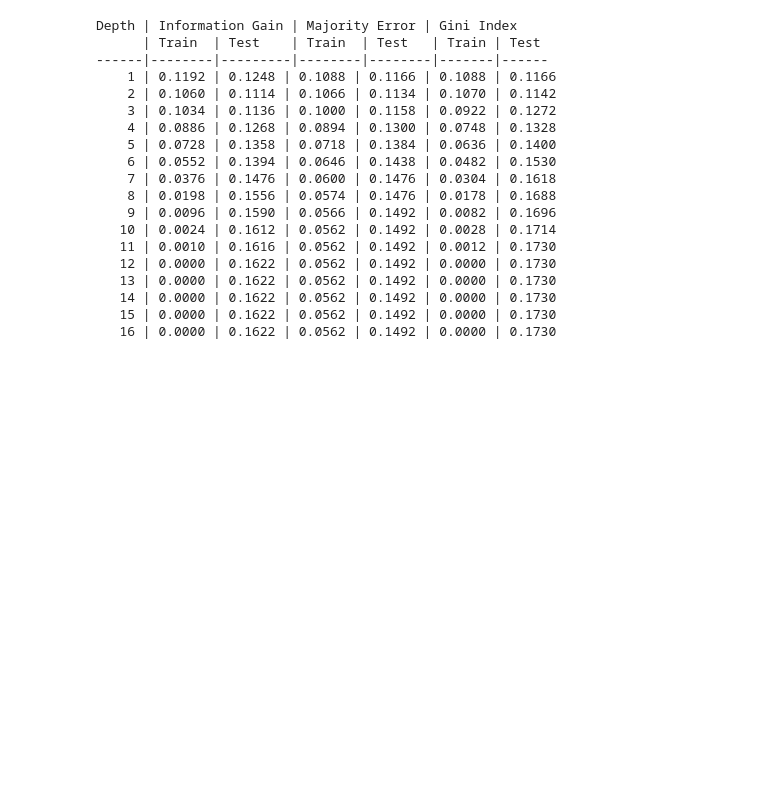
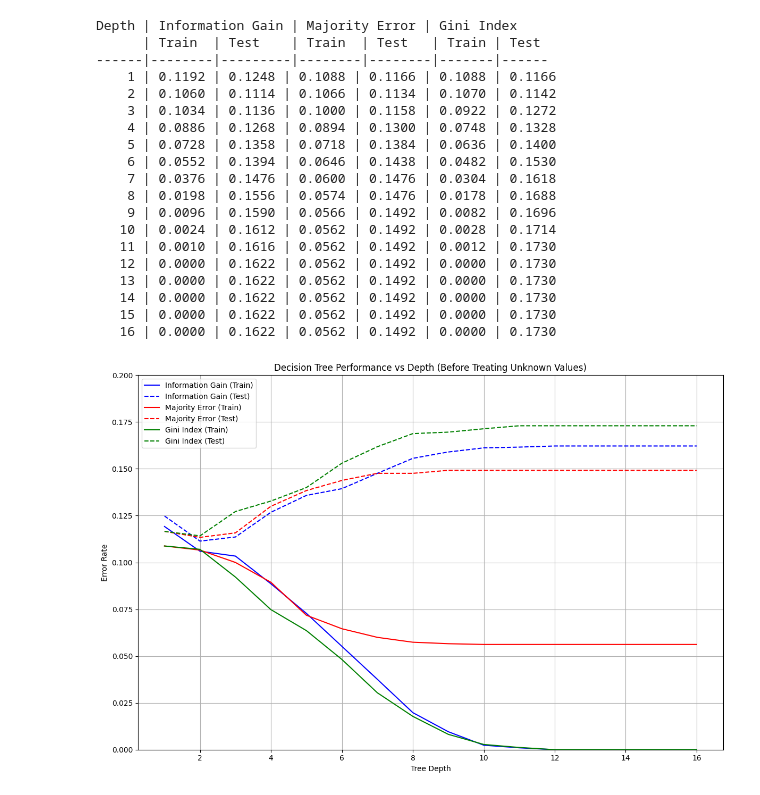
Before and after one commit to raogeorge/machine_learning_course, a Jupyter notebook: DecisionTree/Decision_tree_practice_Q3(a).ipynb, the cells around one changed output. Saved outputs shown, nothing was run; the diff lists cells and outputs as text; code cells hidden in the pictures; blank space fills up the shorter version.

Commit message:
adding graphs

```diff
--- a/DecisionTree/Decision_tree_practice_Q3(a).ipynb
+++ b/DecisionTree/Decision_tree_practice_Q3(a).ipynb
@@ -227,3 +227,62 @@ Depth | Information Gain | Majority Error | Gini Index
    14 | 0.0000 | 0.1622 | 0.0562 | 0.1492 | 0.0000 | 0.1730
    15 | 0.0000 | 0.1622 | 0.0562 | 0.1492 | 0.0000 | 0.1730
    16 | 0.0000 | 0.1622 | 0.0562 | 0.1492 | 0.0000 | 0.1730
+# %%
+import matplotlib.pyplot as plt
+
+# Data from the table
+table = """
+    1 | 0.1192 | 0.1248 | 0.1088 | 0.1166 | 0.1088 | 0.1166
+    2 | 0.1060 | 0.1114 | 0.1066 | 0.1134 | 0.1070 | 0.1142
+    3 | 0.1034 | 0.1136 | 0.1000 | 0.1158 | 0.0922 | 0.1272
+    4 | 0.0886 | 0.1268 | 0.0894 | 0.1300 | 0.0748 | 0.1328
+    5 | 0.0728 | 0.1358 | 0.0718 | 0.1384 | 0.0636 | 0.1400
+    6 | 0.0552 | 0.1394 | 0.0646 | 0.1438 | 0.0482 | 0.1530
+    7 | 0.0376 | 0.1476 | 0.0600 | 0.1476 | 0.0304 | 0.1618
+    8 | 0.0198 | 0.1556 | 0.0574 | 0.1476 | 0.0178 | 0.1688
+    9 | 0.0096 | 0.1590 | 0.0566 | 0.1492 | 0.0082 | 0.1696
+   10 | 0.0024 | 0.1612 | 0.0562 | 0.1492 | 0.0028 | 0.1714
+   11 | 0.0010 | 0.1616 | 0.0562 | 0.1492 | 0.0012 | 0.1730
+   12 | 0.0000 | 0.1622 | 0.0562 | 0.1492 | 0.0000 | 0.1730
+   13 | 0.0000 | 0.1622 | 0.0562 | 0.1492 | 0.0000 | 0.1730
+   14 | 0.0000 | 0.1622 | 0.0562 | 0.1492 | 0.0000 | 0.1730
+   15 | 0.0000 | 0.1622 | 0.0562 | 0.1492 | 0.0000 | 0.1730
+   16 | 0.0000 | 0.1622 | 0.0562 | 0.1492 | 0.0000 | 0.1730
+"""
+
+# Parse the data
+data = [line.split('|') for line in table.strip().split('\n')]
+depths = [int(row[0]) for row in data]
+info_gain_train = [float(row[1]) for row in data]
+info_gain_test = [float(row[2]) for row in data]
+majority_error_train = [float(row[3]) for row in data]
+majority_error_test = [float(row[4]) for row in data]
+gini_index_train = [float(row[5]) for row in data]
+gini_index_test = [float(row[6]) for row in data]
+
+# Create the plot
+plt.figure(figsize=(12, 8))
+
+# Plot lines for each method
+plt.plot(depths, info_gain_train, 'b-', label='Information Gain (Train)')
+plt.plot(depths, info_gain_test, 'b--', label='Information Gain (Test)')
+plt.plot(depths, majority_error_train, 'r-', label='Majority Error (Train)')
+plt.plot(depths, majority_error_test, 'r--', label='Majority Error (Test)')
+plt.plot(depths, gini_index_train, 'g-', label='Gini Index (Train)')
+plt.plot(depths, gini_index_test, 'g--', label='Gini Index (Test)')
+
+# Customize the plot
+plt.title('Decision Tree Performance vs Depth (Before Treating Unknown Values)')
+plt.xlabel('Tree Depth')
+plt.ylabel('Error Rate')
+plt.legend()
+plt.grid(True)
+
+# Set y-axis limits to better show the differences
+plt.ylim(0, 0.2)
+
+# Show the plot
+plt.tight_layout()
+plt.show()
+# %% [output]
+[figure, added]
```
Also changed, not shown: 1 other file.
